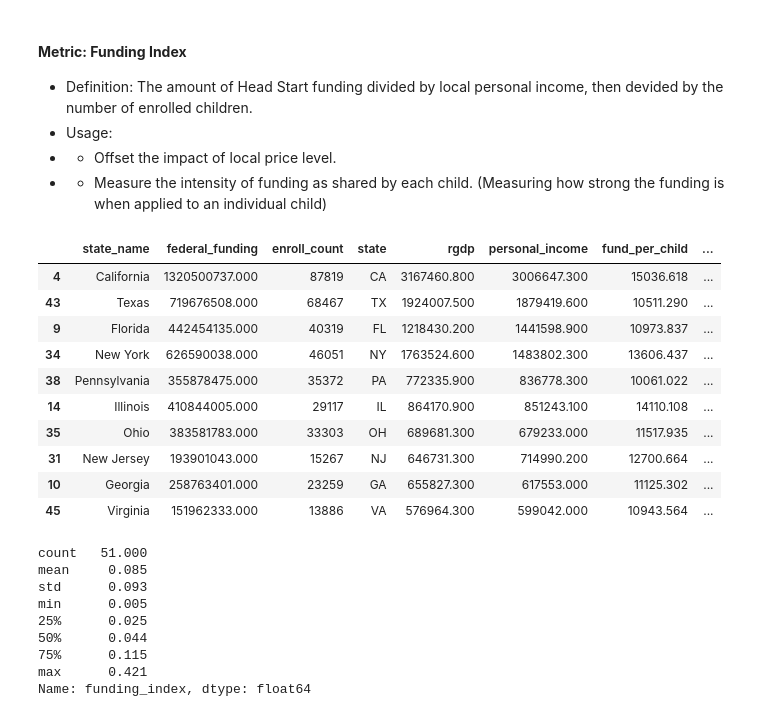
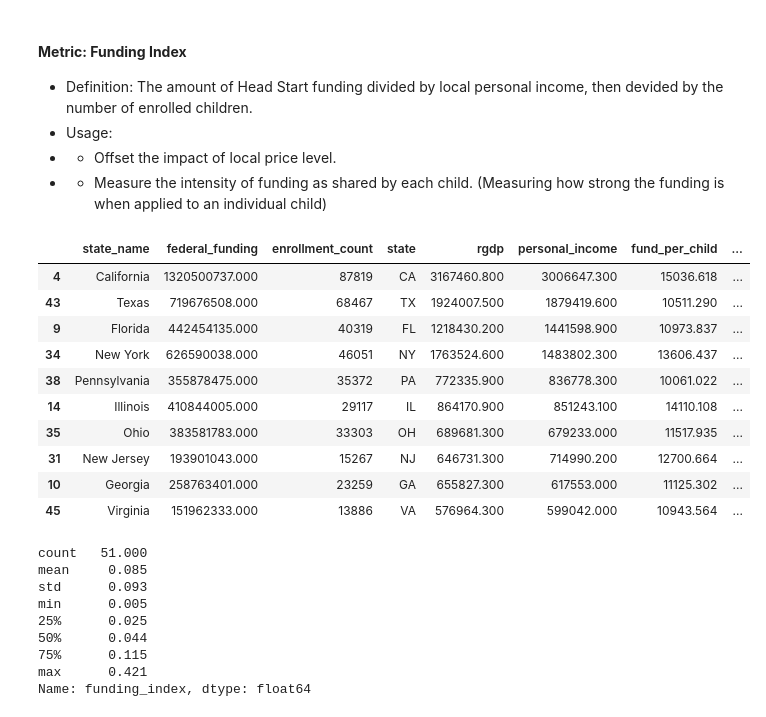
Before and after one commit to AGA-Datathon-2023/Dataminers, a Jupyter notebook: analysis_submission.ipynb, the cells around one changed output. Saved outputs shown, nothing was run; the diff lists cells and outputs as text; code cells hidden in the pictures.

```diff
--- a/analysis_submission.ipynb
+++ b/analysis_submission.ipynb
@@ -40,11 +40,11 @@ df_state_abbr.head()
 # %%
 df_headstart_fiscal = pd.read_html('https://eclkc.ohs.acf.hhs.gov/about-us/article/head-start-program-facts-fiscal-year-2021')
 df_headstart_fiscal =  df_headstart_fiscal[1].iloc[2:, :3]
-df_headstart_fiscal.columns = ['state_name', 'federal_funding', 'enroll_count', ]
+df_headstart_fiscal.columns = ['state_name', 'federal_funding', 'enrollment_count', ]
 df_headstart_fiscal = pd.merge(df_headstart_fiscal, df_state_abbr, left_on='state_name', right_on='State', how='left').drop('State', axis=1)
-df_headstart_fiscal.columns = ['state_name', 'federal_funding', 'enroll_count', 'state' ]
+df_headstart_fiscal.columns = ['state_name', 'federal_funding', 'enrollment_count', 'state' ]
 df_headstart_fiscal.federal_funding = df_headstart_fiscal.federal_funding.map(lambda s: s.replace('$', '').replace(',', '')).astype(float)
-df_headstart_fiscal.enroll_count = df_headstart_fiscal.enroll_count.astype(int)
+df_headstart_fiscal.enrollment_count = df_headstart_fiscal.enrollment_count.astype(int)
 df_headstart_fiscal = df_headstart_fiscal[df_headstart_fiscal.state != 'US']
 df_headstart_fiscal.head()
 # %% [output]
@@ -108,6 +108,6 @@ sns.heatmap(df_headstart_fiscal.corr(), annot=True,)
 - - Shows the distribution of fiscal resource across the states.
 - - Identify states that are overfunded and underfunded.
 # %%
-df_headstart_fiscal['fund_per_child'] = df_headstart_fiscal.federal_funding / df_headstart_fiscal.enroll_count.astype(float)
+df_headstart_fiscal['fund_per_child'] = df_headstart_fiscal.federal_funding / df_headstart_fiscal.enrollment_count.astype(float)
 df_headstart_fiscal.sort_values('fund_per_child', ascending=True).head()
 # %% [output]
@@ -124,10 +124,10 @@ df_headstart_fiscal.sort_values('fund_per_child', ascending=True).head()
 - - Offset the impact of local price level.
 - - Measure the intensity of funding as shared by each child. (Measuring how strong the funding is when applied to an individual child)
 # %%
-df_headstart_fiscal['funding_index'] = df_headstart_fiscal.federal_funding / df_headstart_fiscal.personal_income / df_headstart_fiscal.enroll_count
+df_headstart_fiscal['funding_index'] = df_headstart_fiscal.federal_funding / df_headstart_fiscal.personal_income / df_headstart_fiscal.enrollment_count
 df_headstart_fiscal.sort_values('funding_index', ascending=True).head(10)
 # %% [output]
-|  | state_name | federal_funding | enroll_count | state | rgdp | personal_income | fund_per_child | ... |
+|  | state_name | federal_funding | enrollment_count | state | rgdp | personal_income | fund_per_child | ... |
 | 4 | California | 1320500737.000 | 87819 | CA | 3167460.800 | 3006647.300 | 15036.618 | ... |
 | 43 | Texas | 719676508.000 | 68467 | TX | 1924007.500 | 1879419.600 | 10511.290 | ... |
 | 9 | Florida | 442454135.000 | 40319 | FL | 1218430.200 | 1441598.900 | 10973.837 | ... |
```
Also changed, not shown: parts of 17 cells of this notebook, 3 other files.
